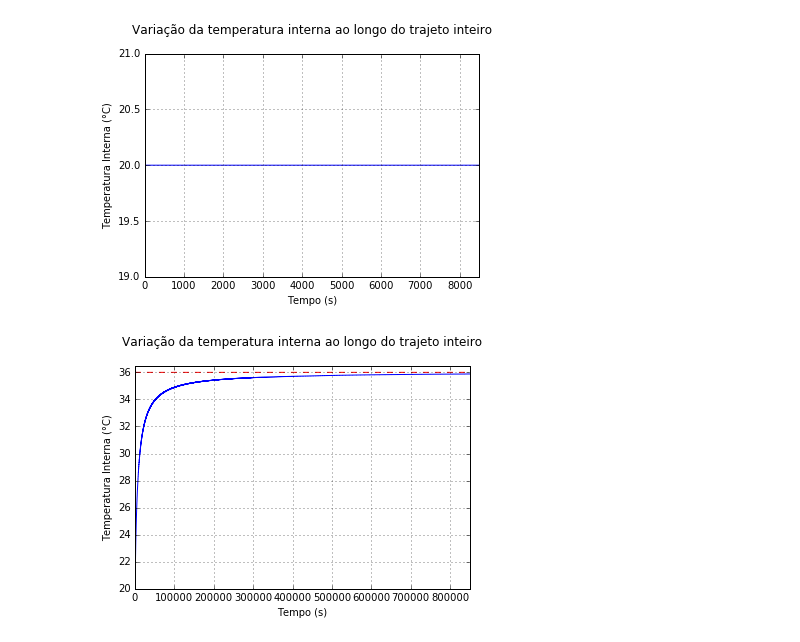
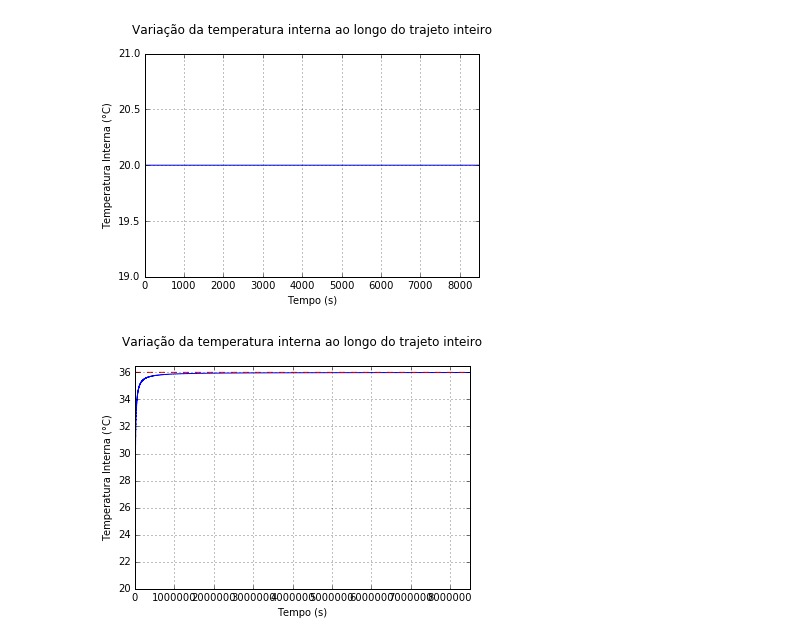
Before and after one commit to lucasfontenla/Projeto2_ModSim_BUS, a Jupyter notebook: Projeto 2 - Ônibus.ipynb, the cells around one changed output. Cells and saved outputs as stored; diff of their text form; code cells hidden in the pictures.

```diff
--- a/Projeto 2 - Ônibus.ipynb
+++ b/Projeto 2 - Ônibus.ipynb
@@ -448,45 +450,45 @@ plt.show()
 # %% [output]
 [figure]
 # %%
-#    Talvez validação??
+# Validação Talvez ??
 
 #Lista com o número de pessoas no ônibus
 numero_de_passageiros = [2]
 T = list()
 P = list()
 
-for i in range(1, 2600): #primeiras 25 paradas
+for i in range(1, 26000): #primeiras 25 paradas
     numero_de_passageiros.append(numero_de_passageiros[i-1]+3)
 
-for j in range(2600, 5001): #ultimas 25 paradas
+for j in range(26000, 50001): #ultimas 25 paradas
     numero_de_passageiros.append(numero_de_passageiros[j-1]+4)
 
 T0 = Texterna = (20 + 273) #20°C para Kelvin
 
-for i in range(1, 5001):
+for i in range(1, 50001):
     numero_ps = numero_de_passageiros[i-1]
     lista_tempo = linspace(0*i, 150*i, 150)
     P.append(odeint(CalculaT_mov, T0, lista_tempo, args=(Texterna,)) - 273)
     T0 = P[-1][-1] + 273
     lista_tempo = linspace(150*i, 170*i, 20)
     P.append(odeint(CalculaT_stop, T0, lista_tempo, args=(Texterna,)) - 273)
     T0 = P[-1][-1] + 273
 
 #lista_tempo = linspace(0, 170*(51-1), 170*(51-1))
-lista_tempo = range(0,850000)
+lista_tempo = range(0,8500000)
 
-linhay = [36]*850000
+linhay = [36]*8500000
 
-for j in range(0, 10000):
+for j in range(0, 100000):
     T += list(P[j])
 
 plt.plot(lista_tempo, T, lista_tempo, linhay, "--" "r")
 #plt.annotate("Oie", xy = (600000,30), xytext = (600000,22), arrowprops=dict(facecolor='black',shrink=0.01))
 plt.ylabel("Temperatura Interna (°C)")
 plt.xlabel("Tempo (s)")
-plt.axis([0, 850000, 20, 36.5])
+plt.axis([0, 8500000, 20, 36.5])
 plt.title("Variação da temperatura interna ao longo do trajeto inteiro\n")
 plt.grid(True)
 plt.show()
 # %% [output]
-[figure, old version]
+[figure, new version]
```
Also changed, not shown: parts of 2 cells of this notebook.
